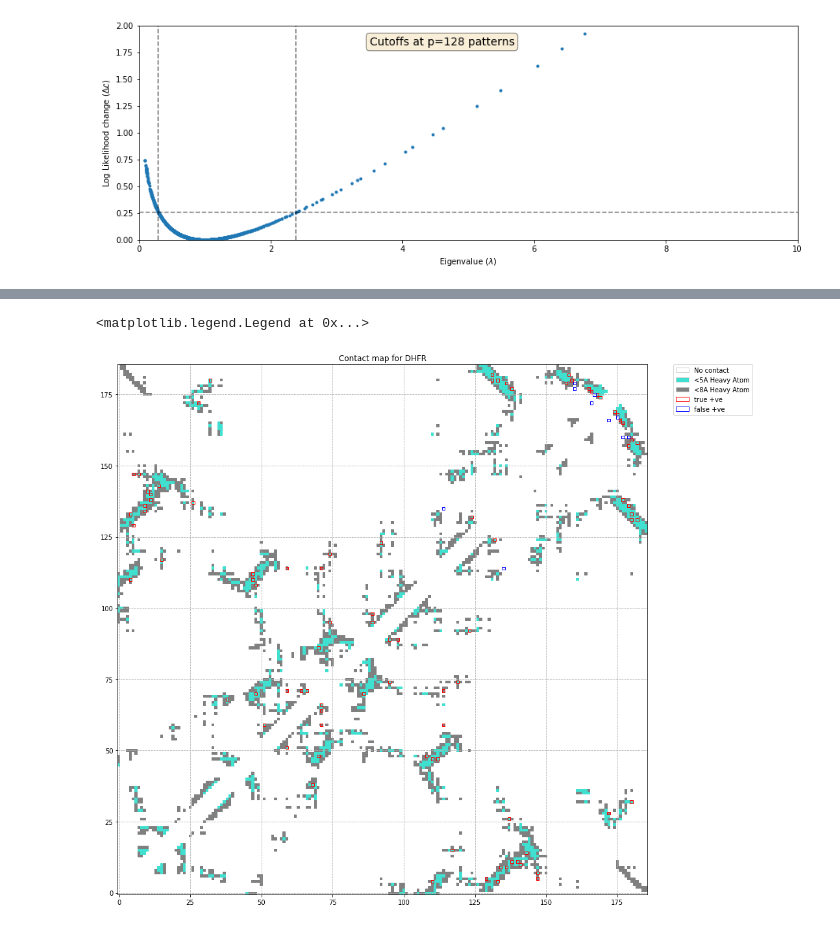
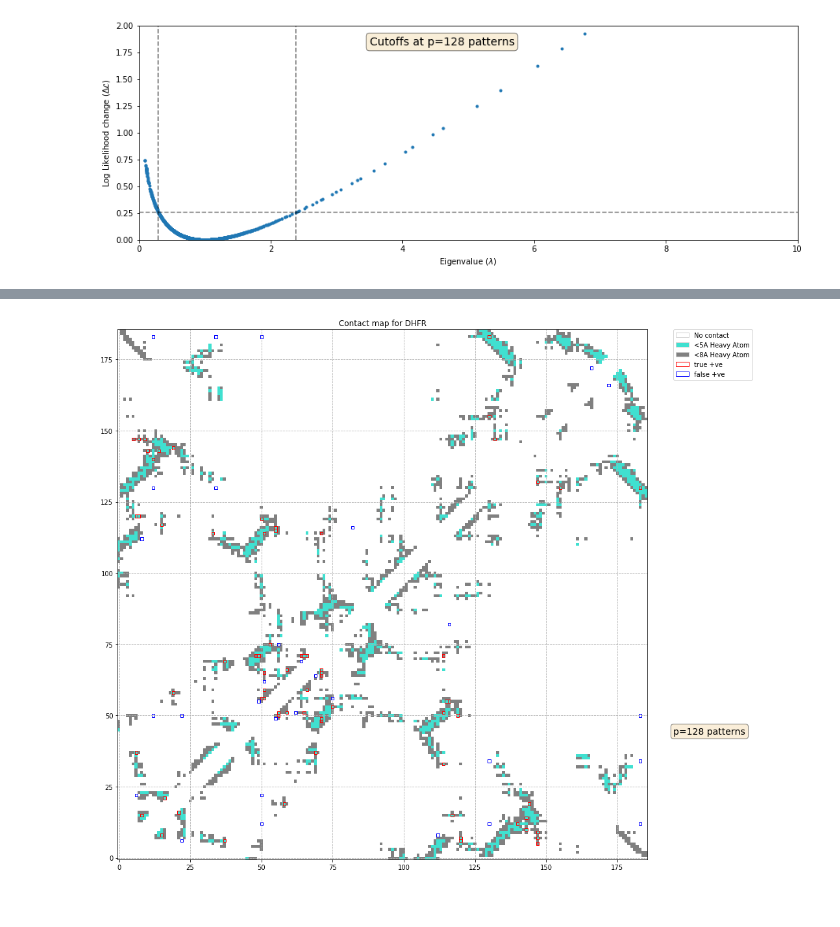
Before and after one commit to sameerd/Romerolab, a Jupyter notebook: projects/PCA_to_DCA/notebooks/PCA_to_DCA.ipynb, the cells around one changed output, grey strips where cells are left out. Saved outputs shown, nothing was run; the diff lists cells and outputs as text; code cells hidden in the pictures.

Commit message:
Added dimension reduction prediction and contact map

```diff
--- a/projects/PCA_to_DCA/notebooks/PCA_to_DCA.ipynb
+++ b/projects/PCA_to_DCA/notebooks/PCA_to_DCA.ipynb
@@ -474,0 +470,15 @@ _ = plt.xlabel("Eigenvalue ($\lambda$)")
+# %%
+# We use Eqn 18 of 2013Cocco to go from patterns to couplings
+def expand_pattern_into_coupling(idx):
+    pattern = get_pattern(idx).reshape((L, q-1))
+    return(pattern[:, :, np.newaxis, np.newaxis] * pattern[np.newaxis, np.newaxis, :, :])
+
+e_i_j_a_b = np.zeros((L, q-1, L, q-1), dtype=cov.dtype)
+# Add the postive patterns
+for idx in positive_patterns_idx:
+    e_i_j_a_b += expand_pattern_into_coupling(idx)
+# Subtract the negative patterns
+for idx in negative_patterns_idx:
+    e_i_j_a_b -= expand_pattern_into_coupling(idx)
+
+e_i_j_a_b /= float(L)
@@ -475,4 +502,5 @@ _ = plt.xlabel("Eigenvalue ($\lambda$)")
 # %%
-invCov = np.linalg.inv(cov)
-
-e_i_j_a_b = invCov.reshape((L, q-1, L, q-1))
+# Getting the full couplings via the full inverse covariance matrix
+# This is commented out because we want to use dimension reduction
+#invCov = np.linalg.inv(cov)
+#e_i_j_a_b = invCov.reshape((L, q-1, L, q-1))
@@ -479,5 +513,6 @@ e_i_j_a_b = invCov.reshape((L, q-1, L, q-1))
 # %%
-etilde_i_j_a_b = e_i_j_a_b - e_i_j_a_b.mean(axis=3, keepdims=True) - e_i_j_a_b.mean(axis=1, keepdims=True) + \
+etilde_i_j_a_b = e_i_j_a_b - e_i_j_a_b.mean(axis=3, keepdims=True) - \
+        e_i_j_a_b.mean(axis=1, keepdims=True) + \
         e_i_j_a_b.mean(axis=3, keepdims=True).mean(axis=1, keepdims=True)
 
 etilde_i_j_a_b.shape
@@ -488,12 +523,3 @@ Fapc_i_j = F_i_j - F_i_j.mean(axis=0, keepdims=True) * F_i_j.mean(axis=1, keepdi
     / F_i_j.mean(axis=0, keepdims=True).mean(axis=1, keepdims=True)
 
 Fapc_i_j_upper = np.triu(Fapc_i_j, k=1)
-
-index_i, index_j = np.unravel_index(Fapc_i_j_upper.flatten().argsort(), Fapc_i_j_upper.shape)
-
-ij_dist = np.abs(index_j - index_i)
-
-interesting_contacts = np.where(ij_dist >=5)[0]
-
-n = 50
-topn_i, topn_j = index_i[interesting_contacts[-n:]], index_j[interesting_contacts[-n:]]
@@ -500,43 +534,44 @@ topn_i, topn_j = index_i[interesting_contacts[-n:]], index_j[interesting_contact
 # %%
-
-
 from matplotlib import colors
 import matplotlib.patches as mpatches
 from matplotlib.collections import PatchCollection
 
-
+# little rectanges for the true and false positives
 matched_rects = []
 unmatched_rects = []
 for i, j in zip(topn_i, topn_j):
     if contacts[i, j]:
         rects = matched_rects
     else:
         rects = unmatched_rects
     rects.append(mpatches.Rectangle((i - 0.5, j - 0.5), 1, 1))
     rects.append(mpatches.Rectangle((j - 0.5, i - 0.5), 1, 1))
 
 
 fig, ax = plt.subplots(figsize=(15,15))
 plt.title("Contact map for DHFR")
 
 cmap_labels = ["No contact", "<5A Heavy Atom", "<8A Heavy Atom"]
 cmap = colors.ListedColormap(['white', 'turquoise', 'grey'])
 bounds = [0,0.01,5.01,10]
 norm = colors.BoundaryNorm(bounds, cmap.N)
 ax.imshow(contacts, cmap=cmap, norm=norm, origin="lower")
 
 pc_matched = PatchCollection(matched_rects, edgecolors='red', facecolors='none', transOffset=ax.transData)
 pc_unmatched = PatchCollection(unmatched_rects, edgecolors='blue', facecolors='none', transOffset=ax.transData)
 ax.add_collection(pc_matched)
 ax.add_collection(pc_unmatched)
 
 plt.grid(linestyle='--')
 
 patches = [mpatches.Patch(facecolor=cmap.colors[i], label=l, edgecolor='lightgrey')
            for i, l in enumerate(cmap_labels) ]
 patches.append(mpatches.Patch(label='true +ve', edgecolor='red', facecolor='none'))
 patches.append(mpatches.Patch(label='false +ve', edgecolor='blue', facecolor='none'))
 plt.legend(handles=patches, bbox_to_anchor=(1.05, 1), loc=2, borderaxespad=0. )
+
+textstr = "p={0:} patterns".format(n_top_patterns)
+_ = ax.text(1.05, 0.25, textstr, transform = ax.transAxes, fontsize=14,
+        verticalalignment='top', bbox=dict(boxstyle='round', facecolor='wheat', alpha=0.5))
 # %% [output]
-<matplotlib.legend.Legend at 0x...>
-[figure, old version]
+[figure, new version]
```
Also changed, not shown: parts of 10 cells of this notebook.
